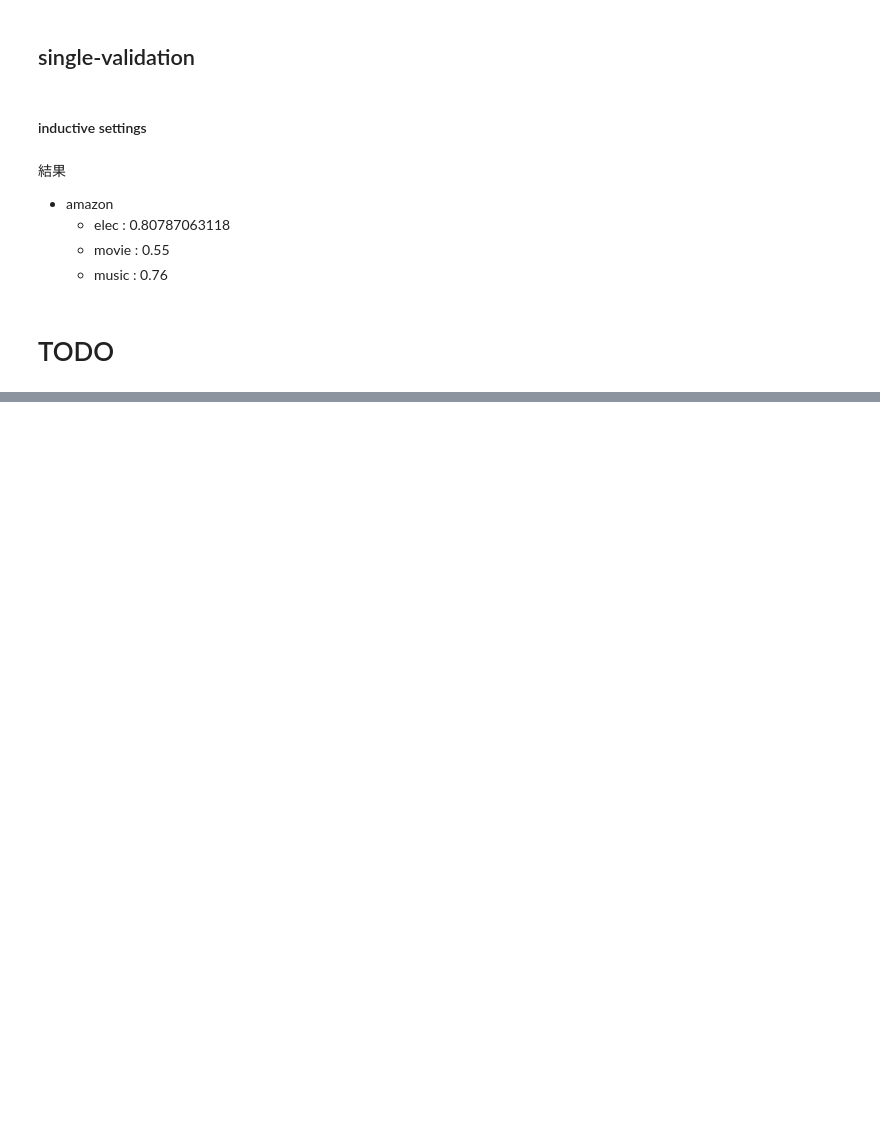
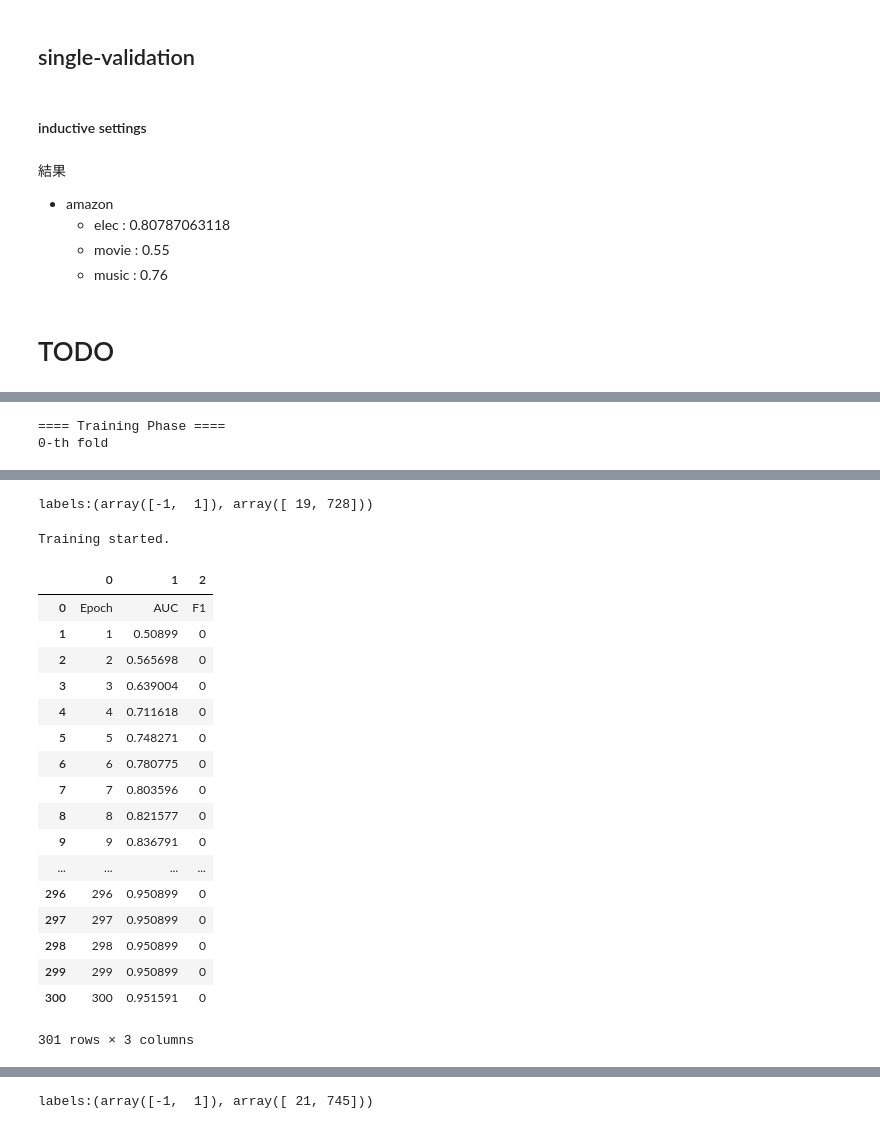
Before and after one commit to WataruKudo0914/SGCN, a Jupyter notebook: src/train_eval.ipynb, the cells around one changed output, grey strips where cells are left out. Saved outputs shown, nothing was run; the diff lists cells and outputs as text; code cells hidden in the pictures; blank space fills up the shorter version.

Commit message:
subgraph training 実装完了

```diff
--- a/src/train_eval.ipynb
+++ b/src/train_eval.ipynb
@@ -53,7 +51,7 @@ args = easydict.EasyDict({
         "learning_rate": 0.001,
         "weight_decay": 10e-4,
         # "layers": [64, 32,16,8],
-        "layers": [32, 16, ],
+        "layers": [32, ],
         "spectral_features":False,
         "general_features": True,
         "sample_num":None,
@@ -484,2 +408,5 @@ row.shape, col.shape
+# %%
+#tab_printer(args)
+edges, nodes_dict = read_graph(args) # nodes_dict['indice']:node_id , nodes_dict['label'] : label
 # %%
-x = torch.from_numpy(pd.read_csv(args.features_path).values)
+test_X = np.array(pd.read_csv(args.features_path))
@@ -499,0 +458,52 @@ np.unique(row.numpy()).shape
+# %%
+from sklearn.model_selection import StratifiedKFold
+kf = StratifiedKFold(n_splits=10)
+all_indice = nodes_dict['indice']
+all_labels = nodes_dict['label']
+auc_scores = []
+# %%
+for i, (train_index, test_index) in enumerate(kf.split(X=nodes_dict['indice'],y=nodes_dict['label'])):
+    print("==== Training Phase ====")
+    print(f'{i}-th fold')
+    # training
+    train_node_indice_original = all_indice[train_index] #⬅️これは元々のグラフのnode_indice
+
+    # extract sub-graph
+    sub_edges, sub_nodes_dict,subGraph_map_encoder = subgraph_making(args,edges,nodes_dict,50000, [])
+                                                                     # np.random.choice(train_node_indice_original,1000))
+
+    train_indice_boolean_judger = np.isin(subGraph_map_encoder.inverse_transform(sub_nodes_dict['indice']),train_node_indice_original)
+    train_node_indice = sub_nodes_dict['indice'][train_indice_boolean_judger]
+    train_node_labels = sub_nodes_dict['label'][train_indice_boolean_judger]
+    print(f'labels:{np.unique(train_node_labels,return_counts=True)}')
+    tmp_nodes_dict = {}
+    tmp_nodes_dict['all_ncount'] = sub_nodes_dict['all_ncount']
+    tmp_nodes_dict['indice'] = train_node_indice
+    tmp_nodes_dict['label'] = train_node_labels
+    tmp_nodes_dict['subgraph_map_from_original_feature'] = subGraph_map_encoder.classes_
+    trainer = SignedGCNTrainer(args, sub_edges, tmp_nodes_dict)
+    trainer.setup_dataset()
+    trainer.create_and_train_model()
+
+    if args.test_size > 0:
+        # trainer.save_model() ## trainer.create_and_train_model()のなかで，すでにbest_modelが保存されている．
+        # score_printer(trainer.logs)
+        display(pd.DataFrame(trainer.logs['performance']))
+        save_logs(args, trainer.logs)
+
+    # test
+    print("==== Test Phase ====")
+    test_node_indice = all_indice[test_index]
+    test_node_labels = all_labels[test_index]
+    predictor = SignedGCNPredictor(args, args.inductive_model_path, test_X, edges,nodes_dict)
+    predictions = predictor.predict()
+    predict_labels = predictions.argmax(1)
+    auc_score = roc_auc_score(y_true=[1 if i==-1 else 0 for i in test_node_labels],y_score=predictions[:,1][test_node_indice])
+    auc_scores.append(auc_score)
+    cmx = confusion_matrix(y_true=[1 if i==-1 else 0 for i in test_node_labels],y_pred=predict_labels[test_node_indice])
+    print(f"{i}-th fold's auc_score:{auc_score}")
+    print(cmx)
+    print()
+# %% [output]
+==== Training Phase ====
+0-th fold
@@ -499,0 +518,20 @@ np.unique(row.numpy()).shape
+labels:(array([-1,  1]), array([ 19, 728]))
+Training started.
+|  | 0 | 1 | 2 |
+| 0 | Epoch | AUC | F1 |
+| 1 | 1 | 0.50899 | 0 |
+| 2 | 2 | 0.565698 | 0 |
+| 3 | 3 | 0.639004 | 0 |
+| 4 | 4 | 0.711618 | 0 |
+| 5 | 5 | 0.748271 | 0 |
+| 6 | 6 | 0.780775 | 0 |
+| 7 | 7 | 0.803596 | 0 |
+| 8 | 8 | 0.821577 | 0 |
+| 9 | 9 | 0.836791 | 0 |
+| ... | ... | ... | ... |
+| 296 | 296 | 0.950899 | 0 |
+| 297 | 297 | 0.950899 | 0 |
+| 298 | 298 | 0.950899 | 0 |
+| 299 | 299 | 0.950899 | 0 |
+| 300 | 300 | 0.951591 | 0 |
+301 rows × 3 columns
@@ -499,0 +553 @@ np.unique(row.numpy()).shape
+labels:(array([-1,  1]), array([ 21, 745]))
```
Also changed, not shown: parts of 30 cells of this notebook, 7 other files.
